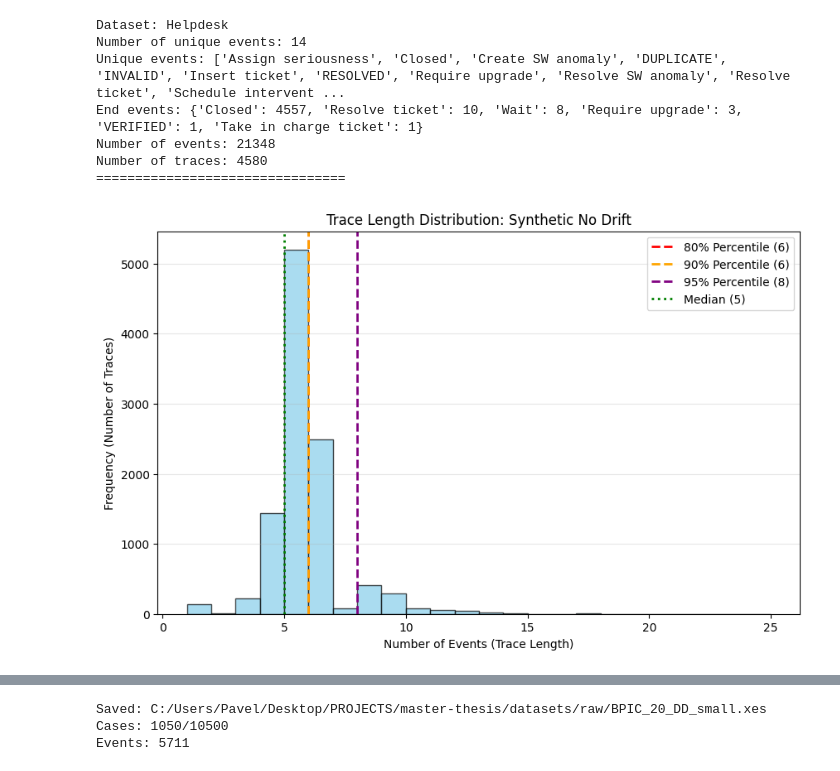
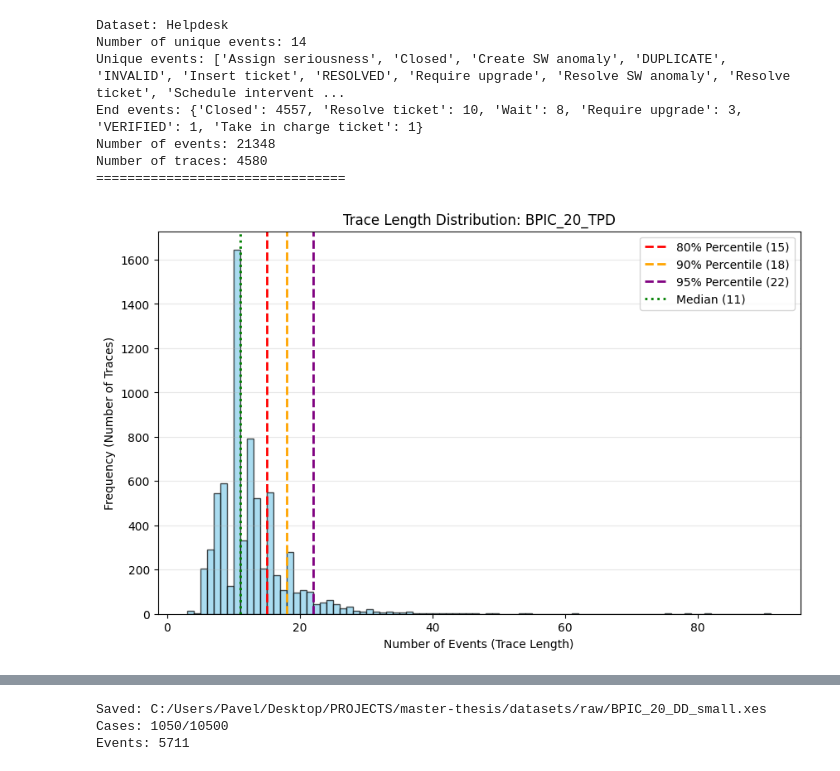
Before and after one commit to pavelihno/master-thesis, a Jupyter notebook: experiments/streaming/notebooks/dataset_analysis.ipynb, the cells around one changed output, grey strips where cells are left out. Cells and saved outputs as stored; diff of their text form; code cells hidden in the pictures.

Commit message:
bin plots first version

```diff
--- a/experiments/streaming/notebooks/dataset_analysis.ipynb
+++ b/experiments/streaming/notebooks/dataset_analysis.ipynb
@@ -6,6 +6,7 @@ warnings.filterwarnings('ignore', category=UserWarning)
 warnings.filterwarnings('ignore', category=FutureWarning)
 
 import math
+from pathlib import Path
 
 import matplotlib.pyplot as plt
 import numpy as np
@@ -24,11 +25,23 @@ DATASET_LIST = [
     'BPIC_20_TPD',
     'Helpdesk',
 ]
+
+DATASET_FOLDER = Path('C:/Users/Pavel/Desktop/PROJECTS/master-thesis/datasets/raw')
 # %%
-def load_log(path: str):
-    log_df = pm4py.read_xes(path)
+def load_log(dataset_name: str):
+    path = DATASET_FOLDER / f'{dataset_name}.xes'
+
+    log_df = pm4py.read_xes(str(path))
     log = log_converter.apply(log_df)
     return log, log_df
+
+
+def get_events_number(log_df: pd.DataFrame):
+    return log_df.shape[0]
+
+
+def get_cases_number(log_df: pd.DataFrame):
+    return log_df['case:concept:name'].nunique()
 
 
 def get_unique_events(log_df: pd.DataFrame):
@@ -46,7 +59,7 @@ def get_trace_duration(log_df: pd.DataFrame):
     )
     trace_durations['duration'] = (
         trace_durations['max'] - trace_durations['min']
-    ).dt.total_seconds()
+    ).dt.total_seconds() / (24 * 60 * 60)
     return trace_durations['duration'].tolist()
 
 
@@ -246,9 +255,13 @@ Number of events: 21348
 Number of traces: 4580
 ================================
 # %%
+dataset_name = 'BPIC_20_TPD'
+
+log, log_df = load_log(dataset_name)
+
 get_trace_length_distribution(log_df, dataset_name)
 # %% [output]
-[figure, old version]
+[figure, new version]
 # %%
 get_trace_duration_distribution(log_df, dataset_name)
 # %% [output]
```
Also changed, not shown: parts of 11 cells of this notebook, 1 other file.
